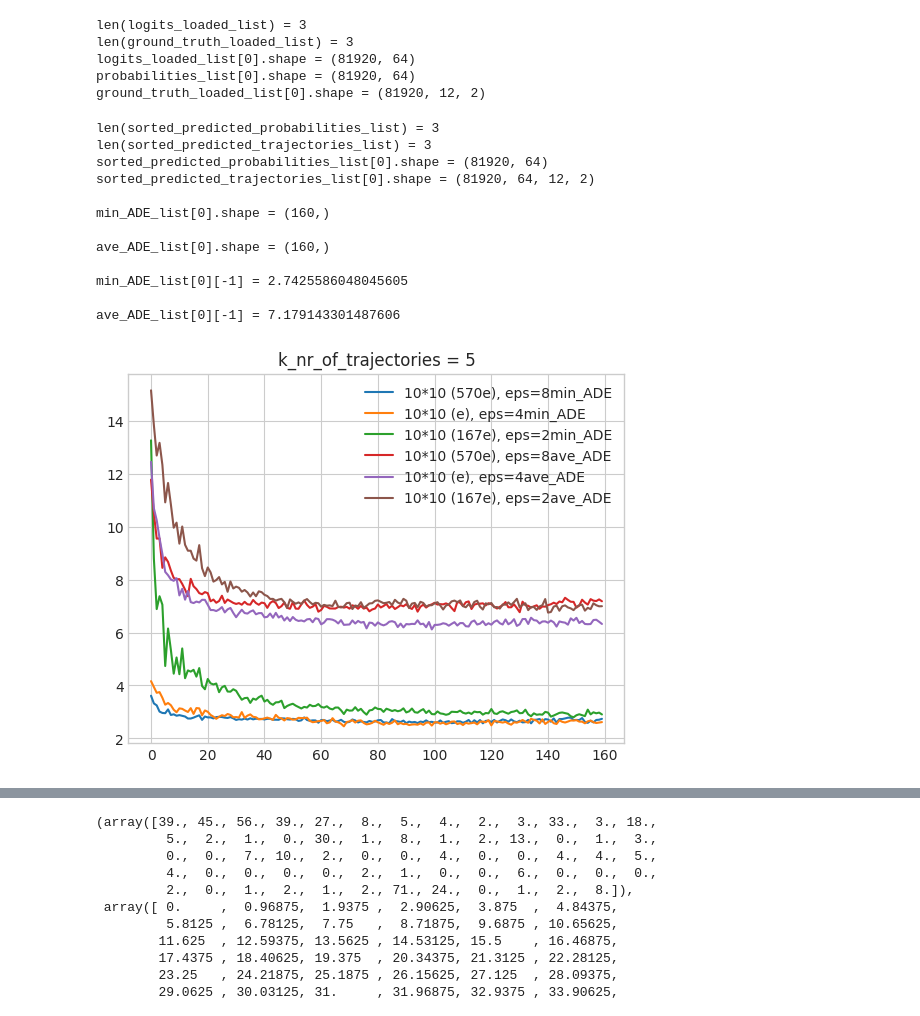
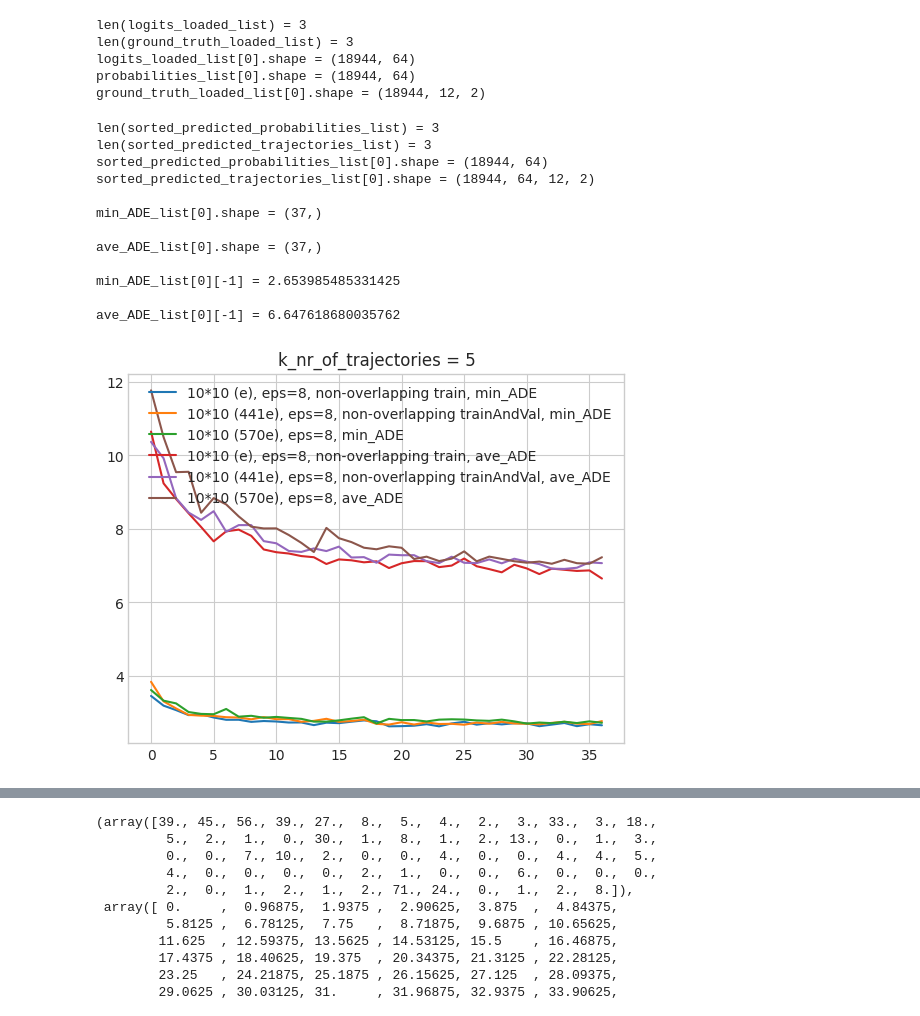
Before and after one commit to dolander1/nuscenes_dolander1, a Jupyter notebook: python-sdk/tutorials/DanielNotebook.ipynb, the cells around one changed output, grey strips where cells are left out. Cells and saved outputs as stored; diff of their text form; code cells hidden in the pictures.

```diff
--- a/python-sdk/tutorials/DanielNotebook.ipynb
+++ b/python-sdk/tutorials/DanielNotebook.ipynb
@@ -67,8 +67,8 @@ from utilsHannes import mean_pointwise_l2_distance
 
 
 # With training results
-epochs = [500] #501
-legend_list = ['10*10 (570e), eps=8']#'250*250 (501e), eps=8'
+# epochs = [500] #501
+# legend_list = ['10*10 (570e), eps=8']#'250*250 (501e), eps=8'
 
 # epochs = [502] # 502
 # legend_list = ['250*250 (502e), eps=2']
@@ -79,11 +79,18 @@ legend_list = ['10*10 (570e), eps=8']#'250*250 (501e), eps=8'
 # epochs = [504]
 # legend_list = ['10*10 (e), eps=4']
 
-epochs = [500, 504, 503]
-legend_list = ['10*10 (570e), eps=8','10*10 (e), eps=4', '10*10 (167e), eps=2']
+# epochs = [500, 504, 503]
+# legend_list = ['10*10 (570e), eps=8','10*10 (368e), eps=4', '10*10 (167e), eps=2']
 
+# epochs = [505, 500, 504, 503]
+# legend_list = ['10*10 (441e), eps=8, non-overlapping trainAndVal', '10*10 (570e), eps=8','10*10 (368e), eps=4', '10*10 (167e), eps=2']
+# dataset_factor_list = [2,1,1,1]
 
-num_epochs = 160
+epochs = [506, 505, 500]
+legend_list = ['10*10 (e), eps=8, non-overlapping train', '10*10 (441e), eps=8, non-overlapping trainAndVal', '10*10 (570e), eps=8']
+dataset_factor_list = [1,2,1] # train [2,2,1]
+
+num_epochs = 37
 
 # Files
 file_path_list = [f"tmpResults/results_epochs={epoch}" for epoch in epochs]
@@ -91,18 +98,18 @@ num_files = len(file_path_list)
 
 # Settings
 file_number = 0
-train_boolean = 'no'
+train_boolean = 'no' # yes
 
 # Load the .npy files
 if train_boolean == 'yes':
-    logits_loaded_list = [(np.load(f'{file_path}_train_logits.npy'))[:num_epochs*2048] for file_path in file_path_list]
-    ground_truth_loaded_list = [(np.load(f'{file_path}_train_ground_truth.npy'))[:num_epochs*2048] for file_path in file_path_list]
+    logits_loaded_list = [(np.load(f'{file_path}_train_logits.npy'))[:num_epochs*2048*dataset_factor] for file_path, dataset_factor in zip(file_path_list, dataset_factor_list)]
+    ground_truth_loaded_list = [(np.load(f'{file_path}_train_ground_truth.npy'))[:num_epochs*2048*dataset_factor] for file_path, dataset_factor in zip(file_path_list, dataset_factor_list)]
 elif train_boolean == 'no':
-    logits_loaded_list = [(np.load(f'{file_path}_val_logits.npy'))[:num_epochs*512] for file_path in file_path_list]
-    ground_truth_loaded_list = [(np.load(f'{file_path}_val_ground_truth.npy'))[:num_epochs*512] for file_path in file_path_list]
+    logits_loaded_list = [(np.load(f'{file_path}_val_logits.npy'))[:num_epochs*512*dataset_factor] for file_path, dataset_factor in zip(file_path_list, dataset_factor_list)]
+    ground_truth_loaded_list = [(np.load(f'{file_path}_val_ground_truth.npy'))[:num_epochs*512*dataset_factor] for file_path, dataset_factor in zip(file_path_list, dataset_factor_list)]
 else:
-    logits_loaded_list = [(np.load(f'{file_path}_logits.npy'))[:num_epochs*512] for file_path in file_path_list]
-    ground_truth_loaded_list = [(np.load(f'{file_path}_ground_truth.npy'))[:num_epochs*512] for file_path in file_path_list]
+    logits_loaded_list = [(np.load(f'{file_path}_logits.npy'))[:num_epochs*512*dataset_factor] for file_path, dataset_factor in zip(file_path_list, dataset_factor_list)]
+    ground_truth_loaded_list = [(np.load(f'{file_path}_ground_truth.npy'))[:num_epochs*512*dataset_factor] for file_path, dataset_factor in zip(file_path_list, dataset_factor_list)]
 
 softmaxy = torch.nn.Softmax(dim=1)
 probabilities_list = [softmaxy(torch.Tensor(logits)).detach().numpy().squeeze() for logits in logits_loaded_list]
@@ -117,24 +124,27 @@ print(f"ground_truth_loaded_list[{file_number}].shape = {ground_truth_loaded_lis
 
 # Load lattice
 with open('data/sets/nuscenes-prediction-challenge-trajectory-sets/epsilon_8.pkl', 'rb') as f:
-    trajectories = pickle.load(f)
-lattice8 = np.array(trajectories)
+    trajectories8 = pickle.load(f)
+lattice8 = np.array(trajectories8)
 
 with open('data/sets/nuscenes-prediction-challenge-trajectory-sets/epsilon_4.pkl', 'rb') as f:
-    trajectories = pickle.load(f)
-lattice4 = np.array(trajectories)
+    trajectories4 = pickle.load(f)
+lattice4 = np.array(trajectories4)
 
 with open('data/sets/nuscenes-prediction-challenge-trajectory-sets/epsilon_2.pkl', 'rb') as f:
-    trajectories = pickle.load(f)
-lattice2 = np.array(trajectories)
+    trajectories2 = pickle.load(f)
+lattice2 = np.array(trajectories2)
 
-lattice_list = [lattice8, lattice4, lattice2]
+# lattice_list = [lattice8, lattice8, lattice4, lattice2]
+# modes_list = [64, 64, 415, 2206
+lattice_list = [lattice8, lattice8, lattice8, lattice8]
+modes_list = [64, 64, 64, 64]
 # %% [output]
 len(logits_loaded_list) = 3
 len(ground_truth_loaded_list) = 3
-logits_loaded_list[0].shape = (81920, 64)
-probabilities_list[0].shape = (81920, 64)
-ground_truth_loaded_list[0].shape = (81920, 12, 2)
+logits_loaded_list[0].shape = (18944, 64)
+probabilities_list[0].shape = (18944, 64)
+ground_truth_loaded_list[0].shape = (18944, 12, 2)
 # %%
 ## Functions
 
@@ -149,15 +159,15 @@ def get_sorted_most_likely_trajectories(logits: np.ndarray, lattice: np.ndarray)
     return sortedProbabilities, sortedTrajectories
 
 
-def get_ADE_for_k_trajectories(sorted_predicted_trajectories, ground_truth_trajectories, k_nr_of_trajectories, train_boolean): # -> Tuple[np.array, np.array]:
+def get_ADE_for_k_trajectories(sorted_predicted_trajectories, ground_truth_trajectories, k_nr_of_trajectories, train_boolean, dataset_factor): # -> Tuple[np.array, np.array]:
 
     top_k_trajectories = sorted_predicted_trajectories[:,:k_nr_of_trajectories,:,:]
 
     n_epochs = num_epochs # TODO, automate
     if train_boolean == 'yes':
-        n_datapoints_per_epoch = 2048 # TODO, automate
+        n_datapoints_per_epoch = 2048*dataset_factor # TODO, automate
     else:
-        n_datapoints_per_epoch = 512 # TODO, automate
+        n_datapoints_per_epoch = 512*dataset_factor # TODO, automate
 
     ave_ADE = np.zeros([n_datapoints_per_epoch, n_epochs])
     min_ADE = np.zeros([n_datapoints_per_epoch, n_epochs])
@@ -185,41 +195,41 @@ k_nr_of_trajectories = 5
 
 results1 = [get_sorted_most_likely_trajectories(logits_loaded, lattice) for logits_loaded, lattice in zip(logits_loaded_list, lattice_list)]
 sorted_predicted_probabilities_list, sorted_predicted_trajectories_list = zip(*results1)
 
-results2 = [get_ADE_for_k_trajectories(sorted_predicted_trajectories, ground_truth_loaded, k_nr_of_trajectories, train_boolean) for sorted_predicted_trajectories, ground_truth_loaded in zip(sorted_predicted_trajectories_list, ground_truth_loaded_list)]
+results2 = [get_ADE_for_k_trajectories(sorted_predicted_trajectories, ground_truth_loaded, k_nr_of_trajectories, train_boolean, dataset_factor) for sorted_predicted_trajectories, ground_truth_loaded, dataset_factor in zip(sorted_predicted_trajectories_list, ground_truth_loaded_list, dataset_factor_list)]
 min_ADE_list, ave_ADE_list = zip(*results2)
 
 print(f"len(sorted_predicted_probabilities_list) = {len(sorted_predicted_probabilities_list)}")
 print(f"len(sorted_predicted_trajectories_list) = {len(sorted_predicted_trajectories_list)}")
 print(f"sorted_predicted_probabilities_list[{file_number}].shape = {sorted_predicted_probabilities_list[file_number].shape}")
 print(f"sorted_predicted_trajectories_list[{file_number}].shape = {sorted_predicted_trajectories_list[file_number].shape}")
 # print(f"sortedTrajectories = {sorted_predicted_trajectories_list[0][2]}") # [0][0/1] and [0][2/3] the same
 
 print(f"\nmin_ADE_list[{file_number}].shape = {min_ADE_list[file_number].shape}")
 print(f"\nave_ADE_list[{file_number}].shape = {ave_ADE_list[file_number].shape}")
 print(f"\nmin_ADE_list[{file_number}][-1] = {min_ADE_list[file_number][-1]}")
 print(f"\nave_ADE_list[{file_number}][-1] = {ave_ADE_list[file_number][-1]}")
 
 
 ## Plot ADE
 [plt.plot(min_ADE, label=legend+', min_ADE') for min_ADE, legend in zip(min_ADE_list, legend_list)]
 [plt.plot(ave_ADE, label=legend+', ave_ADE') for ave_ADE, legend in zip(ave_ADE_list, legend_list)]
 plt.legend();
 plt.title(f"k_nr_of_trajectories = {k_nr_of_trajectories}");
 # %% [output]
 len(sorted_predicted_probabilities_list) = 3
 len(sorted_predicted_trajectories_list) = 3
-sorted_predicted_probabilities_list[0].shape = (81920, 64)
-sorted_predicted_trajectories_list[0].shape = (81920, 64, 12, 2)
+sorted_predicted_probabilities_list[0].shape = (18944, 64)
+sorted_predicted_trajectories_list[0].shape = (18944, 64, 12, 2)
 
-min_ADE_list[0].shape = (160,)
+min_ADE_list[0].shape = (37,)
 
-ave_ADE_list[0].shape = (160,)
+ave_ADE_list[0].shape = (37,)
 
-min_ADE_list[0][-1] = 2.7425586048045605
+min_ADE_list[0][-1] = 2.653985485331425
 
-ave_ADE_list[0][-1] = 7.179143301487606
+ave_ADE_list[0][-1] = 6.647618680035762
-[figure, old version]
+[figure, new version]
 # %%
 ############## Calculate and plot one files
 
```
Also changed, not shown: parts of 4 cells of this notebook.
